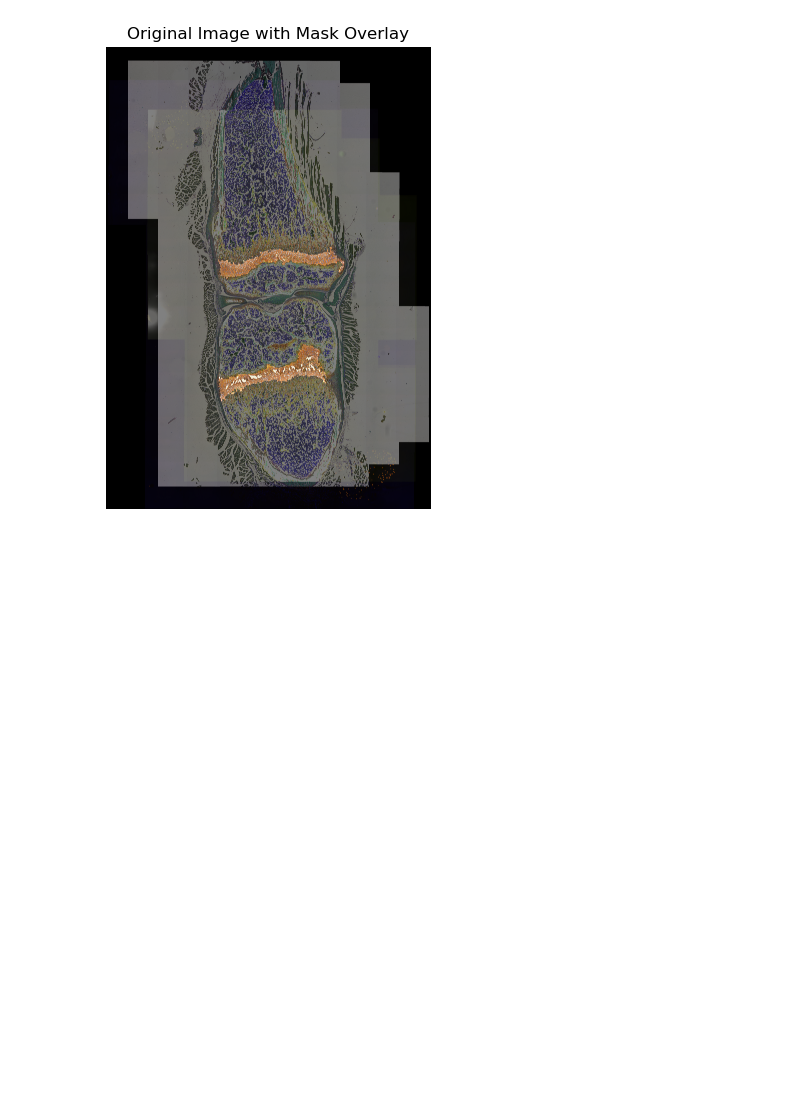
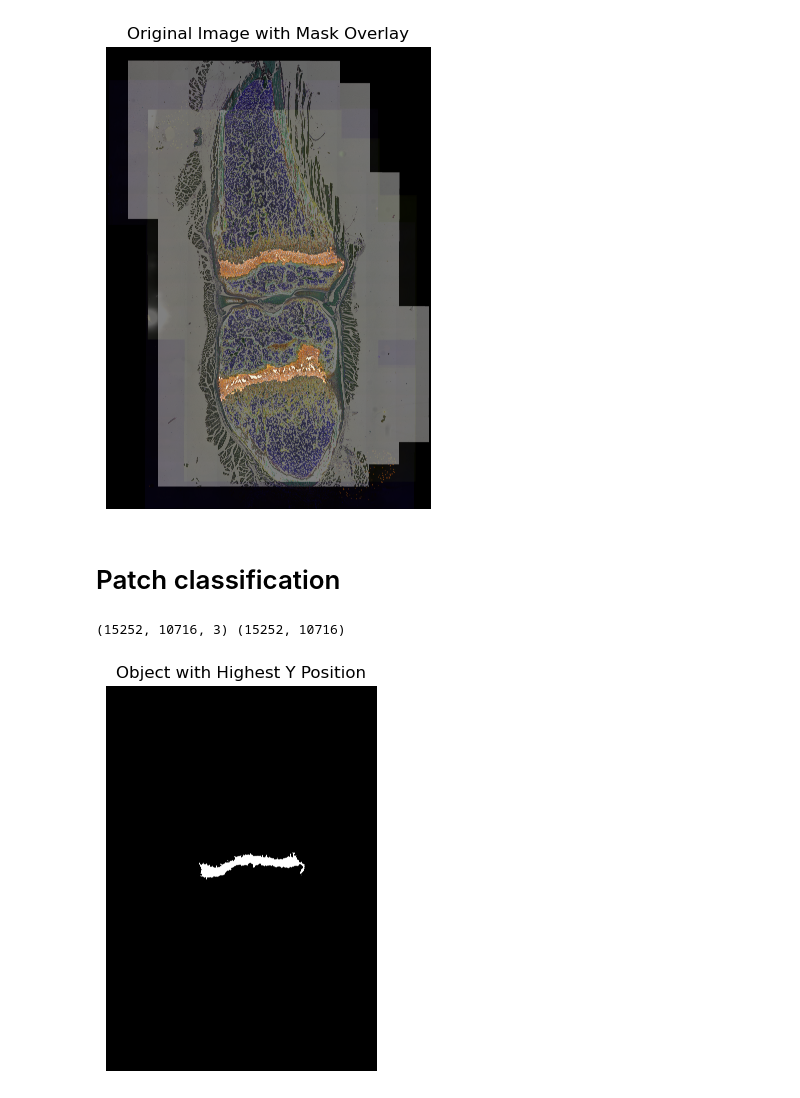
Before and after one commit to yeonsoo00/Knee-growth-plate-detection, a Jupyter notebook: Embedding/embedding.ipynb, the cells around one changed output. Saved outputs shown, nothing was run; the diff lists cells and outputs as text; code cells hidden in the pictures; blank space fills up the shorter version.

Commit message:
Patch classification

```diff
--- a/Embedding/embedding.ipynb
+++ b/Embedding/embedding.ipynb
@@ -453,3 +449,5 @@ path2save = "/home/yec23006/projects/research/KneeGrowthPlate/results/embedding/
 overlay.save(path2save)
 # %% [output]
 [figure]
+# %% [markdown]
+# Patch classification
@@ -455,0 +468,37 @@ overlay.save(path2save)
+# %%
+path2mask = '/home/yec23006/projects/research/KneeGrowthPlate/Embedding/results/embedding/segmentation_mask.png'
+path2img = '/home/yec23006/projects/research/KneeGrowthPlate/Knee_GrowthPlate/Images/CCC_K05_hK_FL1_s1_shift3_So.jpg'
+
+image = Image.open(path2img).convert('RGB')
+image_np = np.array(image)
+
+mask = Image.open(path2mask).convert('L')
+mask_np = np.array(mask)
+
+print(image_np.shape, mask_np.shape)
+# %% [output]
+(15252, 10716, 3) (15252, 10716)
+# %%
+# Select the knee growth plate
+mask_img = cv2.imread(path2mask, cv2.IMREAD_GRAYSCALE)
+
+# Find connected components
+num_labels, labels, stats, centroids = cv2.connectedComponentsWithStats(mask_img, connectivity=8)
+
+object_stats = stats[1:]
+object_centroids = centroids[1:]
+
+
+kgp_y_idx = np.argmin(object_stats[:, 1])
+
+# Create an empty mask and draw only the selected object
+selected_object = (labels == (kgp_y_idx + 1)).astype(np.uint8) * 255
+selected_object_img = Image.fromarray(selected_object)
+selected_object_img.save('/home/yec23006/projects/research/KneeGrowthPlate/Embedding/results/embedding/growthplate_mask.png')
+plt.figure(figsize=(5,5))
+plt.imshow(selected_object, cmap='gray')
+plt.axis("off")
+plt.title("Object with Highest Y Position")
+plt.show()
+# %% [output]
+[figure, added]
```
Also changed, not shown: parts of 4 cells of this notebook.
